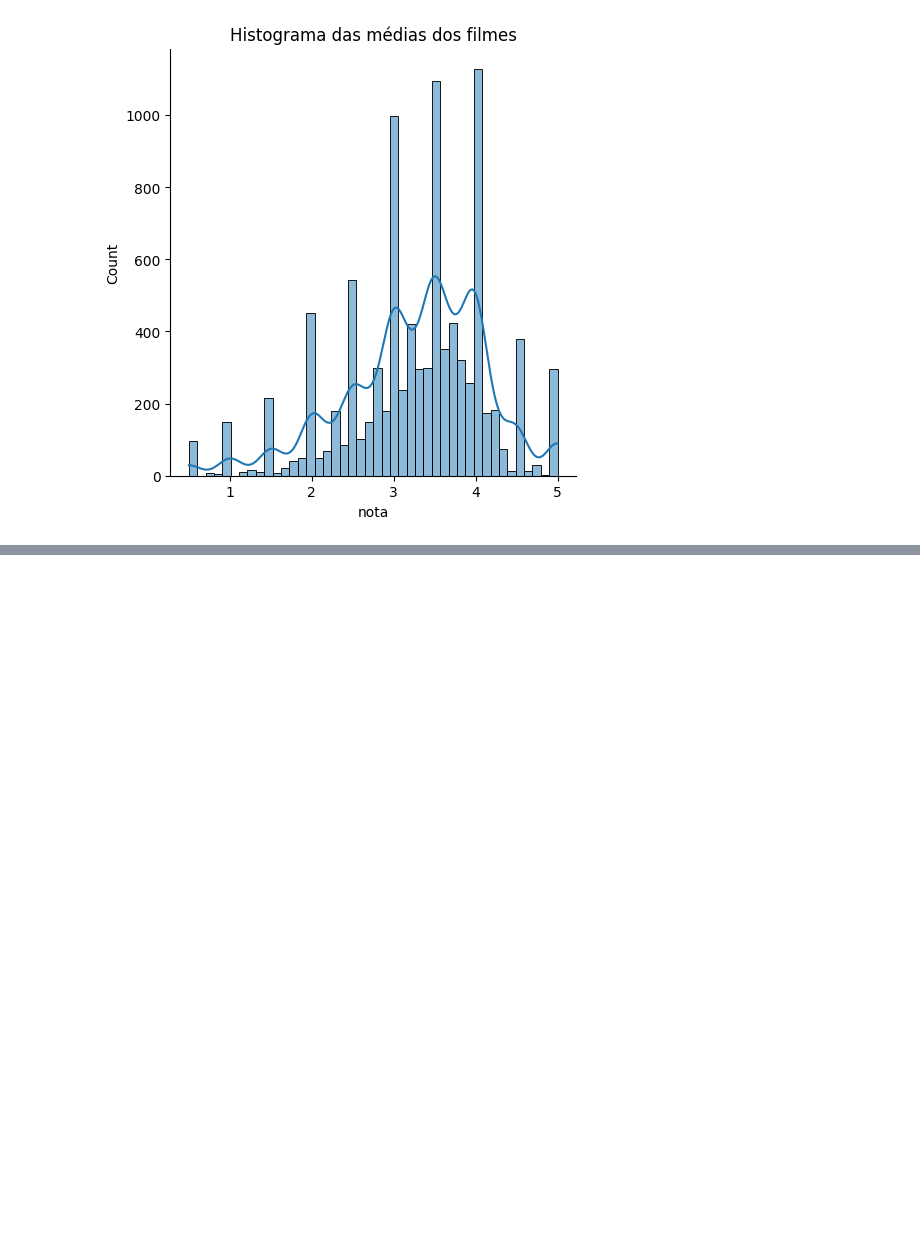
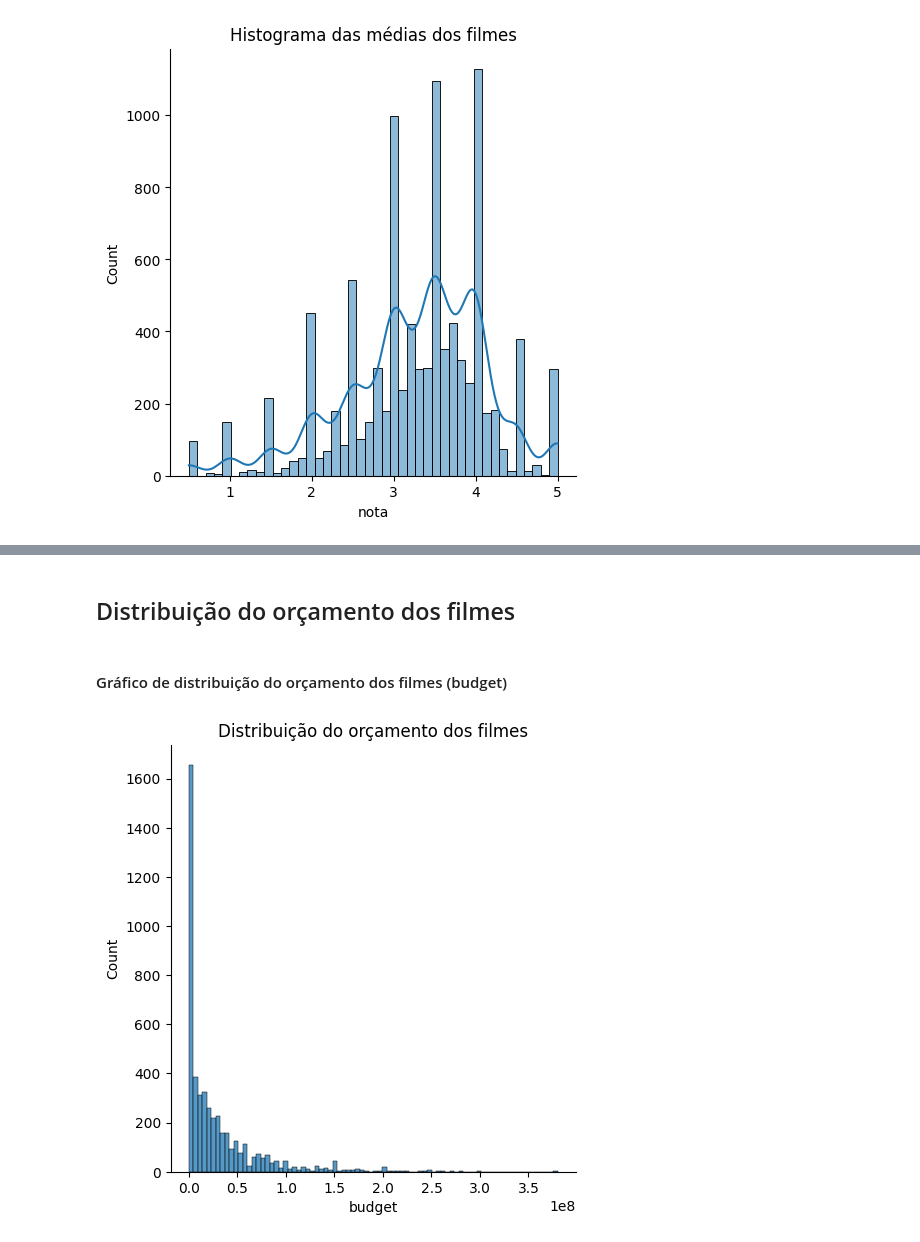
Before and after one commit to orlandojsjunior/Data_Science-explorando_e_analisando_dados, a Jupyter notebook: Explorando_e_analisando_dados.ipynb, the cells around one changed output, grey strips where cells are left out. Saved outputs shown, nothing was run; the diff lists cells and outputs as text; code cells hidden in the pictures; blank space fills up the shorter version.

```diff
--- a/Explorando_e_analisando_dados.ipynb
+++ b/Explorando_e_analisando_dados.ipynb
@@ -290,0 +338,12 @@ Text(0.5, 1.0, 'Histograma das médias dos filmes')
+# %% [markdown]
+## Distribuição do orçamento dos filmes
+# %% [markdown]
+#### Gráfico de distribuição do orçamento dos filmes (budget)
+# %%
+import matplotlib.pyplot as plt
+
+sns.displot(tmdb["budget"])
+plt.title("Distribuição do orçamento dos filmes")
+plt.show()
+# %% [output]
+[figure, added]
```
Also changed, not shown: parts of 15 cells of this notebook, 1 other file.
